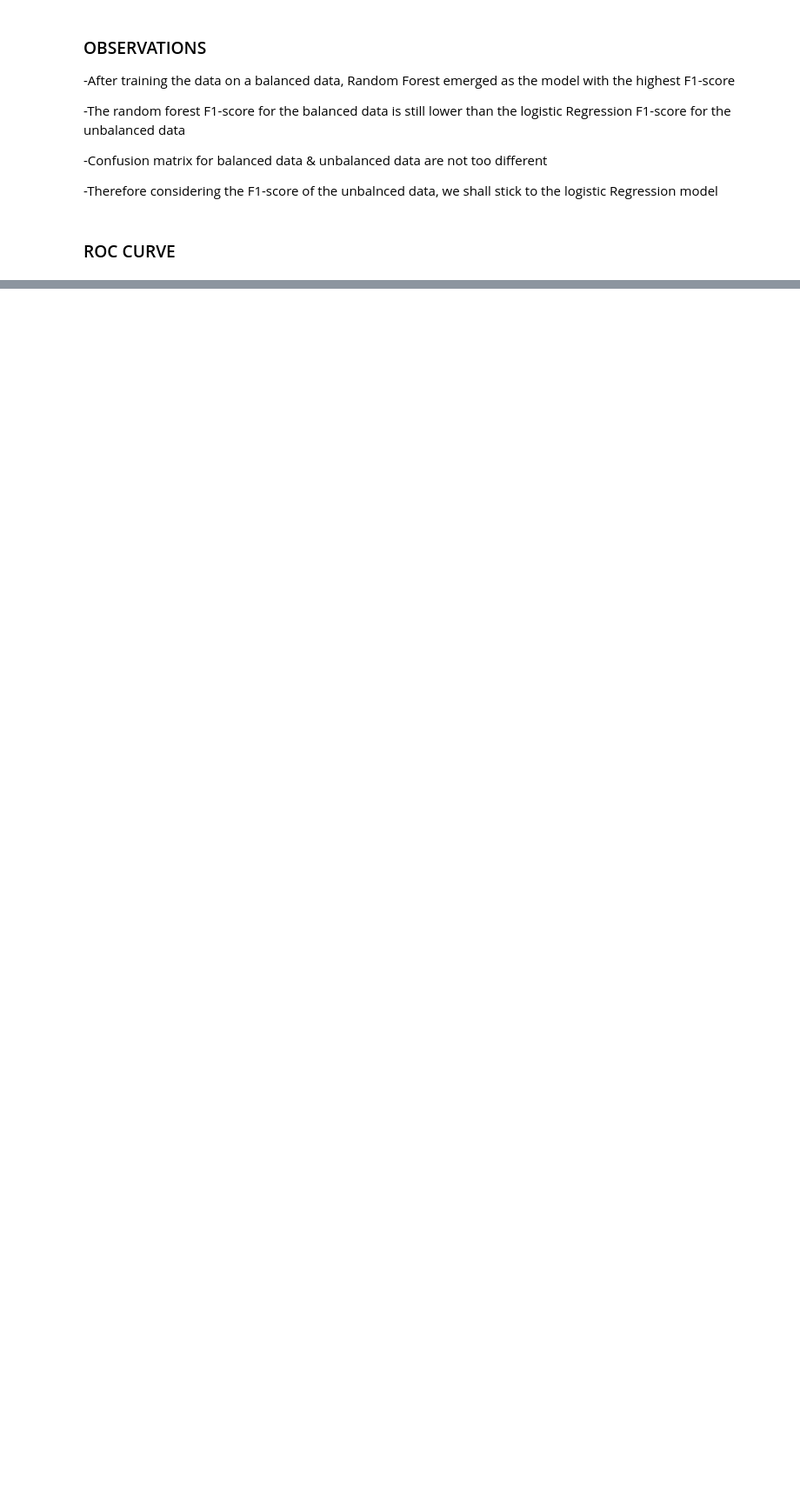
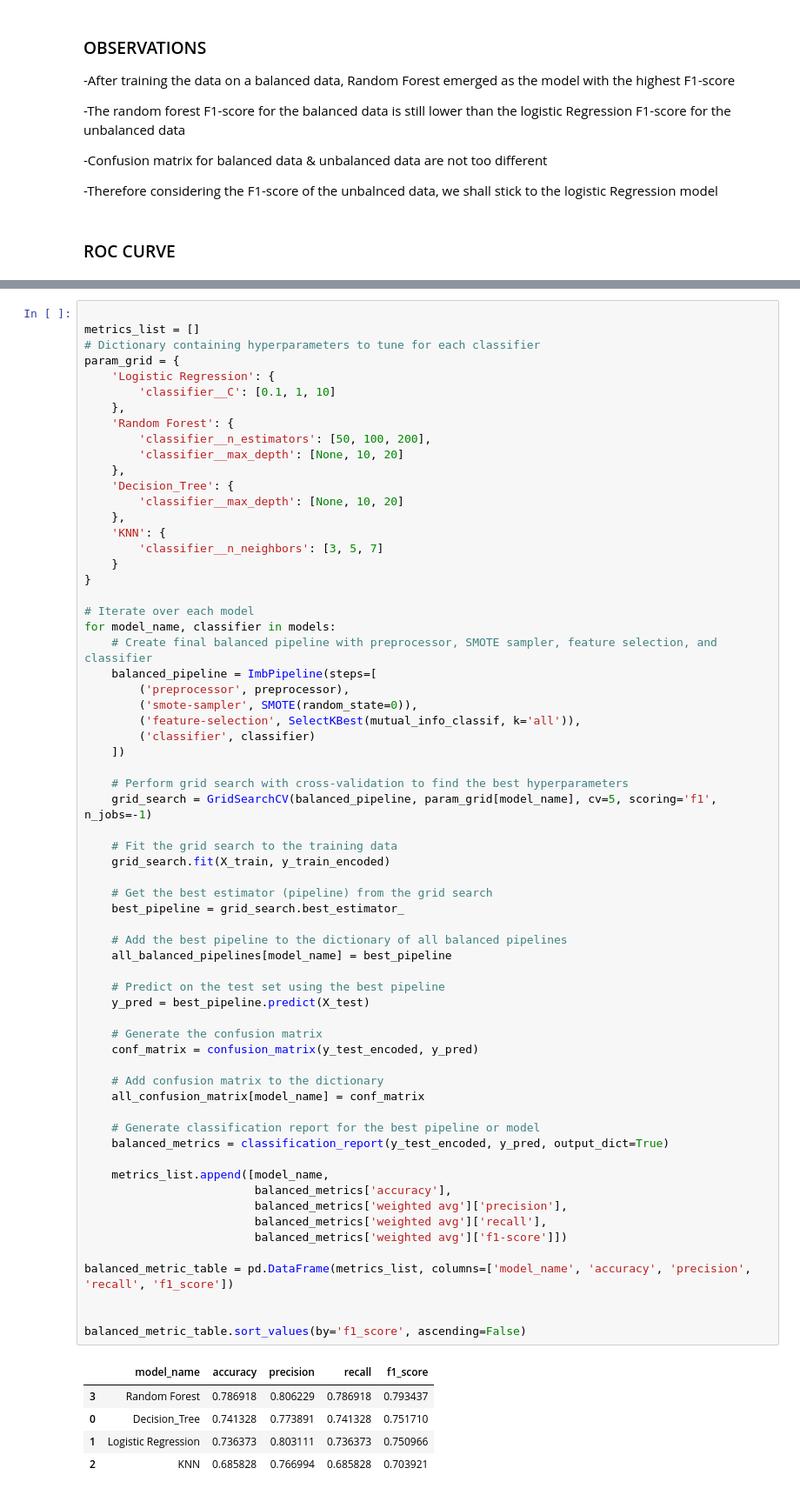
Before and after one commit to iakwatia/Customer-Churn-Prediction, a Jupyter notebook: Classification-customer churn prediction.ipynb, the cells around one changed output, grey strips where cells are left out. Shown at 87% size. Saved outputs shown, nothing was run; the diff lists cells and outputs as text; blank space fills up the shorter version.

```diff
--- a/Classification-customer churn prediction.ipynb
+++ b/Classification-customer churn prediction.ipynb
@@ -775,0 +779,70 @@ plt.show()
+# %%
+
+metrics_list = []
+# Dictionary containing hyperparameters to tune for each classifier
+param_grid = {
+    'Logistic Regression': {
+        'classifier__C': [0.1, 1, 10]
+    },
+    'Random Forest': {
+        'classifier__n_estimators': [50, 100, 200],
+        'classifier__max_depth': [None, 10, 20]
+    },
+    'Decision_Tree': {
+        'classifier__max_depth': [None, 10, 20]
+    },
+    'KNN': {
+        'classifier__n_neighbors': [3, 5, 7]
+    }
+}
+
+# Iterate over each model
+for model_name, classifier in models:
+    # Create final balanced pipeline with preprocessor, SMOTE sampler, feature selection, and classifier
+    balanced_pipeline = ImbPipeline(steps=[
+        ('preprocessor', preprocessor),
+        ('smote-sampler', SMOTE(random_state=0)),
+        ('feature-selection', SelectKBest(mutual_info_classif, k='all')),
+        ('classifier', classifier)
+    ])
+
+    # Perform grid search with cross-validation to find the best hyperparameters
+    grid_search = GridSearchCV(balanced_pipeline, param_grid[model_name], cv=5, scoring='f1', n_jobs=-1)
+
+    # Fit the grid search to the training data
+    grid_search.fit(X_train, y_train_encoded)
+
+    # Get the best estimator (pipeline) from the grid search
+    best_pipeline = grid_search.best_estimator_
+
+    # Add the best pipeline to the dictionary of all balanced pipelines
+    all_balanced_pipelines[model_name] = best_pipeline
+
+    # Predict on the test set using the best pipeline
+    y_pred = best_pipeline.predict(X_test)
+
+    # Generate the confusion matrix
+    conf_matrix = confusion_matrix(y_test_encoded, y_pred)
+
+    # Add confusion matrix to the dictionary
+    all_confusion_matrix[model_name] = conf_matrix
+
+    # Generate classification report for the best pipeline or model
+    balanced_metrics = classification_report(y_test_encoded, y_pred, output_dict=True)
+
+    metrics_list.append([model_name,
+                         balanced_metrics['accuracy'],
+                         balanced_metrics['weighted avg']['precision'],
+                         balanced_metrics['weighted avg']['recall'],
+                         balanced_metrics['weighted avg']['f1-score']])
+
+balanced_metric_table = pd.DataFrame(metrics_list, columns=['model_name', 'accuracy', 'precision', 'recall', 'f1_score'])
+
+
+balanced_metric_table.sort_values(by='f1_score', ascending=False)
+# %% [output]
+|  | model_name | accuracy | precision | recall | f1_score |
+| 3 | Random Forest | 0.786918 | 0.806229 | 0.786918 | 0.793437 |
+| 0 | Decision_Tree | 0.741328 | 0.773891 | 0.741328 | 0.751710 |
+| 1 | Logistic Regression | 0.736373 | 0.803111 | 0.736373 | 0.750966 |
+| 2 | KNN | 0.685828 | 0.766994 | 0.685828 | 0.703921 |
```
Also changed, not shown: parts of 3 cells of this notebook.
